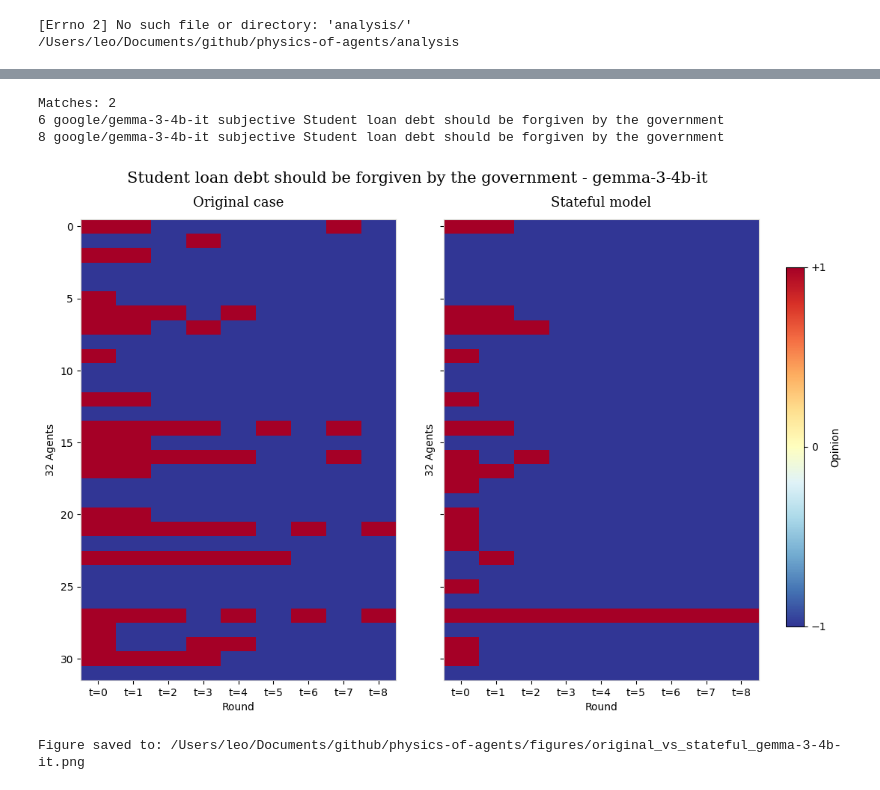
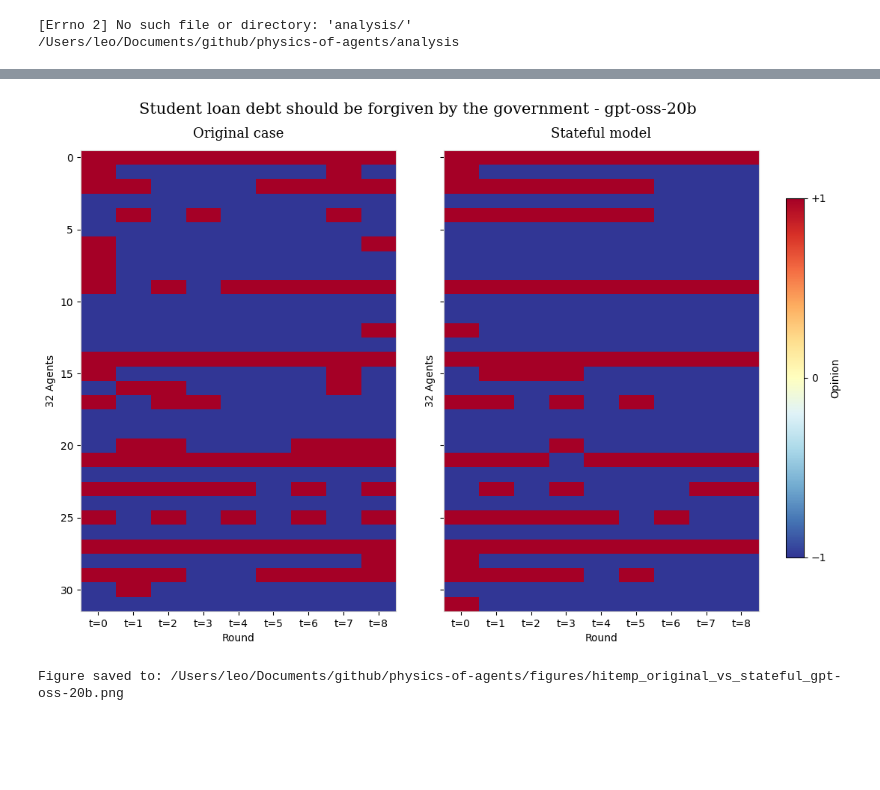
Before and after one commit to ongarileonardo/physics-of-agents, a Jupyter notebook: analysis/opinions_evolution.ipynb, the cells around one changed output, grey strips where cells are left out. Drawn from its saved outputs; the diff is of its cells as text; code cells hidden in the pictures; blank space fills up the shorter version.

```diff
--- a/analysis/opinions_evolution.ipynb
+++ b/analysis/opinions_evolution.ipynb
@@ -28,24 +28,20 @@ print(len(runs), "societies")
 # %%
-import numpy as np
-import matplotlib.pyplot as plt
+# import numpy as np
+# import matplotlib.pyplot as plt
 
-matches = [
-    (i, r)
-    for i, r in enumerate(runs)
-    if r.get("statement") == "Student loan debt should be forgiven by the government"
-    and r.get("model") == "google/gemma-3-4b-it"
-]
+# matches = [
+#     (i, r)
+#     for i, r in enumerate(runs)
+#     if r.get("statement") == "Student loan debt should be forgiven by the government"
+#     and r.get("model") == "deepseek-v4.1-flash-1017"
+# ]
 
-print("Matches:", len(matches))
+# print("Matches:", len(matches))
 
-for i, r in matches:
-    print(i, r.get("model"), r.get("mode"), r.get("statement"))
+# for i, r in matches:
+#     print(i, r.get("model"), r.get("mode"), r.get("statement"))
 
-if len(matches) != 2:
-    raise ValueError(
-        f"Expected 2 matching results, but found {len(matches)}"
-    )
+# if len(matches) != 2:
+#     raise ValueError(
+#         f"Expected 2 matching results, but found {len(matches)}"
+#     )
-# %% [output]
-Matches: 2
-6 google/gemma-3-4b-it subjective Student loan debt should be forgiven by the government
-8 google/gemma-3-4b-it subjective Student loan debt should be forgiven by the government
@@ -52,21 +84,45 @@ Matches: 2
+# %%
+folder = Path(
+    f"../data/models/lowtemp_{model}/subjective_energy/"
+)
+
+with open(folder / "manifest.json") as f:
+    r = json.load(f)
+
+runs = [
+    json.load(open(f))
+    for f in sorted(folder.glob("*.json"))
+    if f.name != "manifest.json"
+]
+
+lowtemp_original = runs[0]
+# %%
+folder = Path(
+    f"../data/models/lowtemp_{model}/subjective_energy_stateful/"
+)
+
+with open(folder / "manifest.json") as f:
+    r = json.load(f)
+
+runs = [
+    json.load(open(f))
+    for f in sorted(folder.glob("*.json"))
+    if f.name != "manifest.json"
+]
+
+lowtemp_stateful = runs[0]
 # %%
 from pathlib import Path
 import numpy as np
 import matplotlib.pyplot as plt
 
-original = matches[0][1]
-stateful = matches[1][1]
+original = hitemp_original
+stateful = hitemp_stateful
 
 results = [
     ("Original case", original),
     ("Stateful model", stateful),
 ]
-
-# --------------------------------------------------
-# Model name
-# --------------------------------------------------
-
-model = original["model"].split("/")[-1]
 
 # --------------------------------------------------
 # Plot
@@ -142,33 +198,33 @@ cbar.set_ticks([-1, 0, 1])
 cbar.set_ticklabels(["−1", "0", "+1"])
 
 # --------------------------------------------------
 # Figure title
 # --------------------------------------------------
 
 fig.suptitle(
     f"{original['statement']} - {model}",
     fontsize=15,
     family="serif",
     y=0.96
 )
 
 plt.show()
 
 # --------------------------------------------------
 # Save as PDF
 # --------------------------------------------------
 
-output_path = Path(f"../figures/original_vs_stateful_{model}.png")
+output_path = Path(f"../figures/hitemp_original_vs_stateful_{model}.png")
 
 
 fig.savefig(
     output_path,
     format="png",
     bbox_inches="tight",
     dpi=300
 )
 
 print(f"Figure saved to: {output_path.resolve()}")
 # %% [output]
-[figure, old version]
+[figure, new version]
-Figure saved to: /Users/leo/Documents/github/physics-of-agents/figures/original_vs_stateful_gemma-3-4b-it.png
+Figure saved to: /Users/leo/Documents/github/physics-of-agents/figures/hitemp_original_vs_stateful_gpt-oss-20b.png
```
Also changed, not shown: parts of 6 cells of this notebook, 26 other files.
